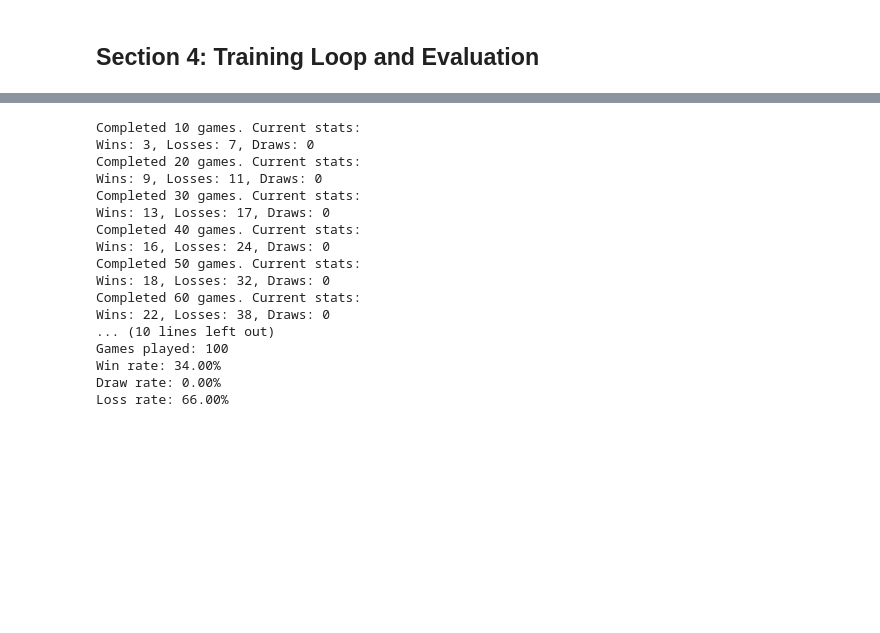
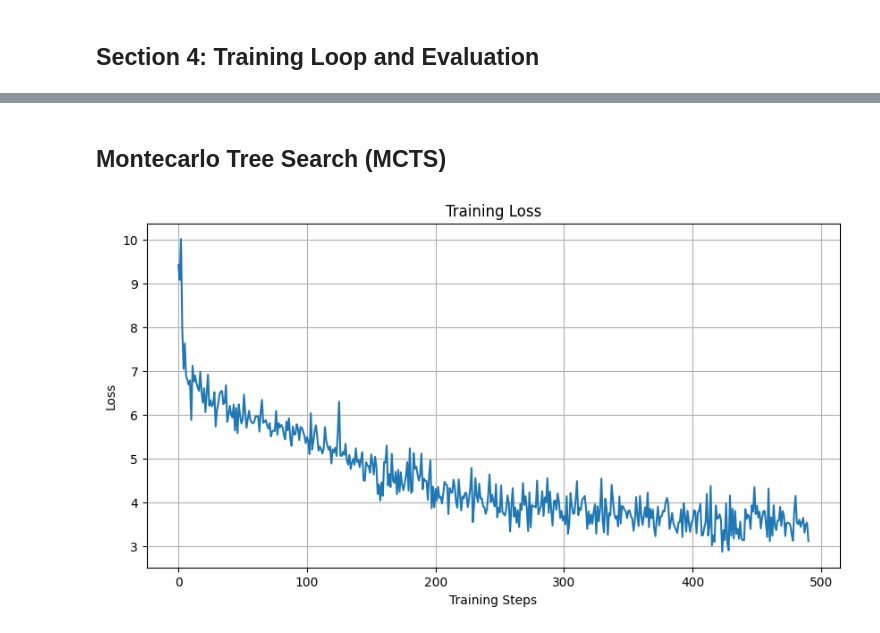
Before and after one commit to marwinsteiner/draughts-nn, a Jupyter notebook: draughts-nn.ipynb, the cells around one changed output, grey strips where cells are left out. Drawn from its saved outputs; the diff is of its cells as text; code cells hidden in the pictures; blank space fills up the shorter version.

```diff
--- a/draughts-nn.ipynb
+++ b/draughts-nn.ipynb
@@ -228,6 +229,21 @@ class CheckersBoard:
 3. **Multiple Captures**: The code supports multiple captures in a single turn through recursive checking of additional captures after the initial capture.
 4. **King Promotion**: Pieces are automatically prompted to kings when they reach the opposite end of the board.
 5. **Move Validation**: The code includes basic validation of moves, including checking board boundaries and piece ownership.
+# %%
+class ResidualBlock(nn.Module):
+    def __init__(self, channels):
+        super(ResidualBlock, self).__init__()
+        self.conv1 = nn.Conv2d(channels, channels, 3, padding=1)
+        self.bn1 = nn.BatchNorm2d(channels)
+        self.conv2 = nn.Conv2d(channels, channels, 3, padding=1)
+        self.bn2 = nn.BatchNorm2d(channels)
+
+    def forward(self, x):
+        residual = x
+        out = F.relu(self.bn1(self.conv1(x)))
+        out = self.bn2(self.conv2(out))
+        out += residual
+        return F.relu(out)
 # %%
 def visualize_board(board: CheckersBoard):
     plt.figure(figsize=(8, 8))
@@ -718,20 +811,2 @@ Episode 290, Loss: 1.3035694360733032
 # %%
-win_rate, draw_rate, loss_rate = evaluate_model(model)
+win_rate, draw_rate, loss_rate = evaluate_model(model=CheckersNet())
-# %% [output]
-Completed 10 games. Current stats:
-Wins: 3, Losses: 7, Draws: 0
-Completed 20 games. Current stats:
-Wins: 9, Losses: 11, Draws: 0
-Completed 30 games. Current stats:
-Wins: 13, Losses: 17, Draws: 0
-Completed 40 games. Current stats:
-Wins: 16, Losses: 24, Draws: 0
-Completed 50 games. Current stats:
-Wins: 18, Losses: 32, Draws: 0
-Completed 60 games. Current stats:
-Wins: 22, Losses: 38, Draws: 0
-... (10 lines left out)
-Games played: 100
-Win rate: 34.00%
-Draw rate: 0.00%
-Loss rate: 66.00%
@@ -739,0 +813,2 @@ visualize_game(model)
+# %% [markdown]
+## Montecarlo Tree Search (MCTS)
@@ -739,0 +817,6 @@ visualize_game(model)
+# %%
+def load_champion_model(path="best_model.pth"):
+    champion = CheckersNet().to(device)
+    champion.load_state_dict(torch.load(path))
+    champion.eval()  # Important: set to evaluation mode
+    return champion
@@ -739,0 +1244,12 @@ visualize_game(model)
+# %%
+# Load the champion model
+champion_model = load_champion_model("best_model.pth")  # Your 74% win-rate model
+
+# Train new model with MCTS against champion
+model = train_with_mcts(
+    champion_model=champion_model,
+    num_episodes=500,  # More episodes since this is a harder task
+    mcts_simulations=400  # More simulations for better search
+)
+# %% [output]
+[figure, added]
```
Also changed, not shown: parts of 21 cells of this notebook.
